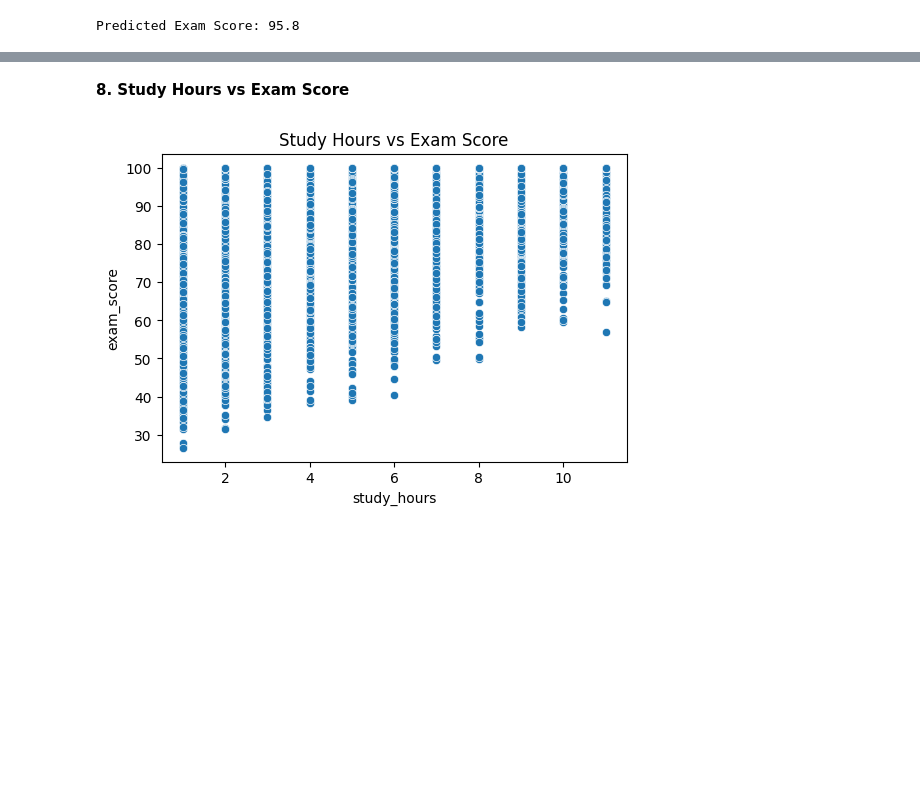
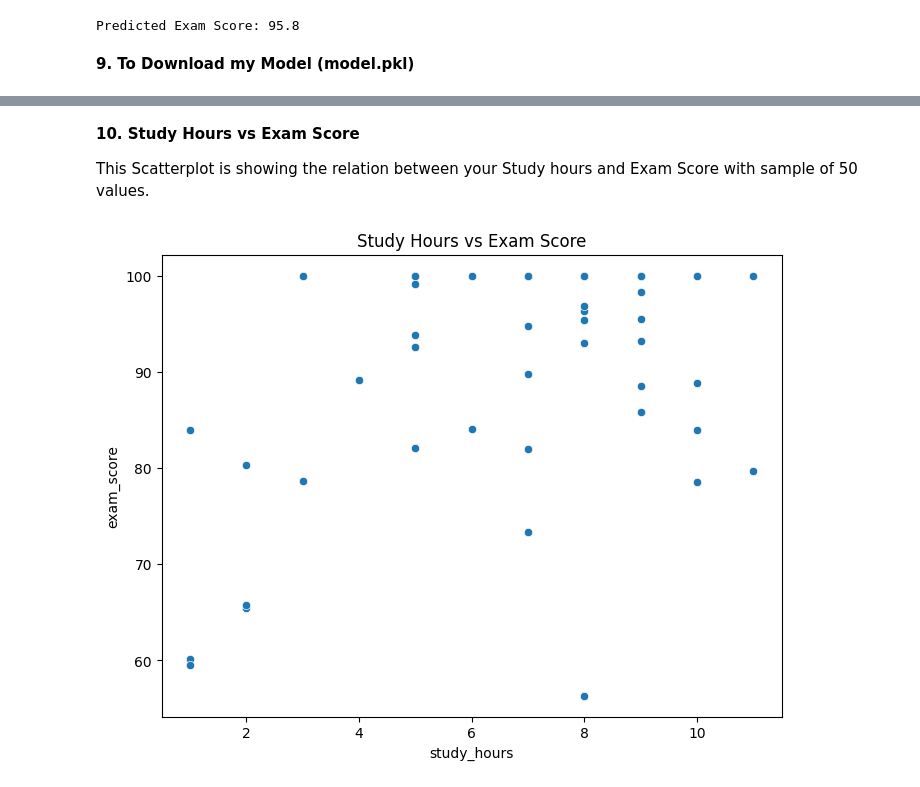
Before and after one commit to abdullahmufeezz/Students_Performance_Analysis_Prediction_System, a Jupyter notebook: Student_Performance_Analysis.ipynb, the cells around one changed output, grey strips where cells are left out. Drawn from its saved outputs; the diff is of its cells as text; code cells hidden in the pictures; blank space fills up the shorter version.

```diff
--- a/Student_Performance_Analysis.ipynb
+++ b/Student_Performance_Analysis.ipynb
@@ -163,6 +163,8 @@ predicted_score = model.predict(new_student)
 print("Predicted Exam Score:", round(predicted_score[0], 2))
 # %% [output]
 Predicted Exam Score: 95.8
+# %% [markdown]
+**9. To Download my Model (model.pkl)**
 # %%
 #To Download model run this.
 from google.colab import files
@@ -170,12 +172,20 @@ files.download('model.pkl')
 # %% [output]
 [interactive output not drawn]
 [interactive output not drawn]
-# %% [markdown]
-**8. Study Hours vs Exam Score**
+# %% [markdown]
+**10. Study Hours vs Exam Score**
+
+This Scatterplot is showing the relation between your Study hours and Exam Score with sample of 50 values.
 # %%
-plt.figure(figsize=(6,4))
-sns.scatterplot(x='study_hours', y='exam_score', data=df)
+sample_df = df.sample(50, random_state=42)
+
+plt.figure(figsize=(8,6))
+sns.scatterplot(
+    data=sample_df,
+    x="study_hours",
+    y="exam_score"
+)
 plt.title("Study Hours vs Exam Score")
 plt.show()
 # %% [output]
-[figure, old version]
+[figure, new version]
```
Also changed, not shown: parts of 4 cells of this notebook.
